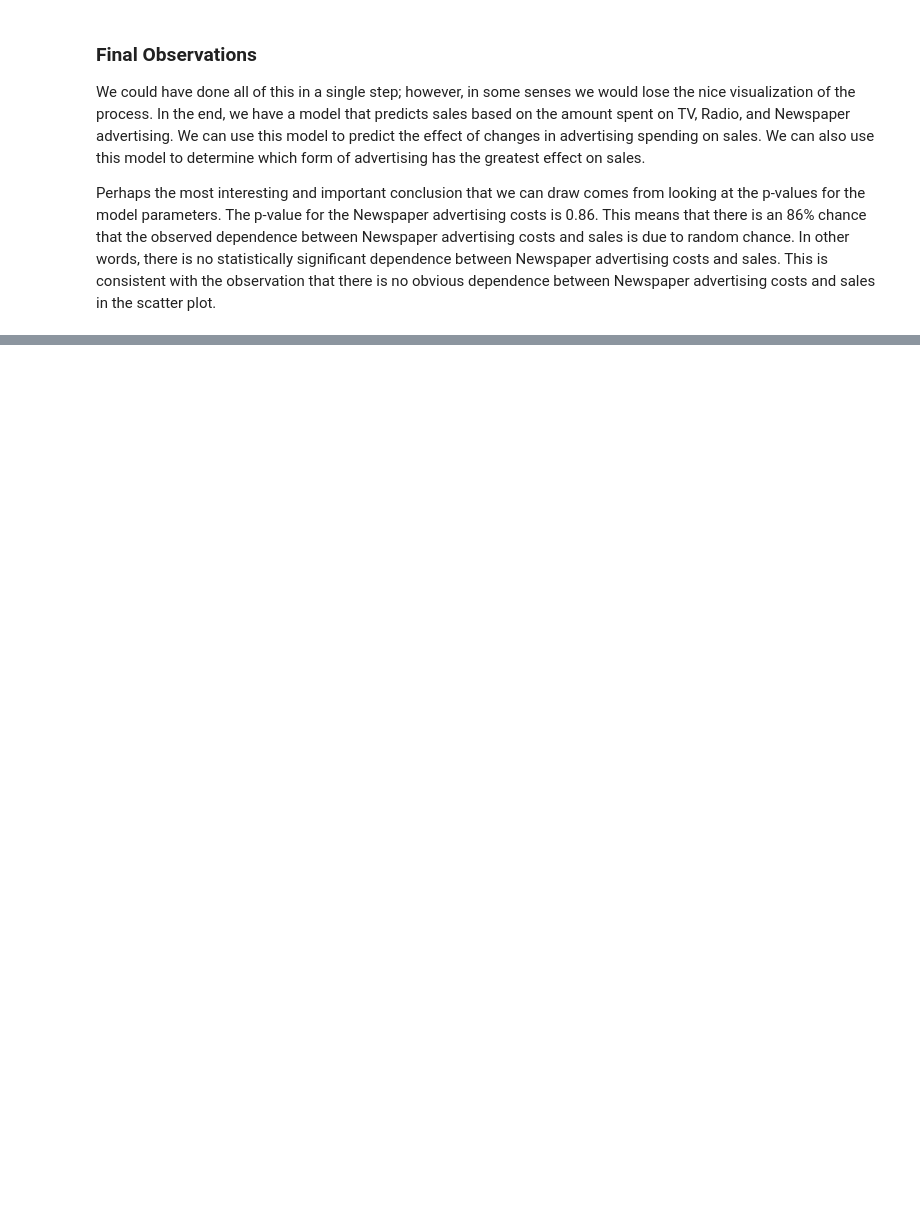
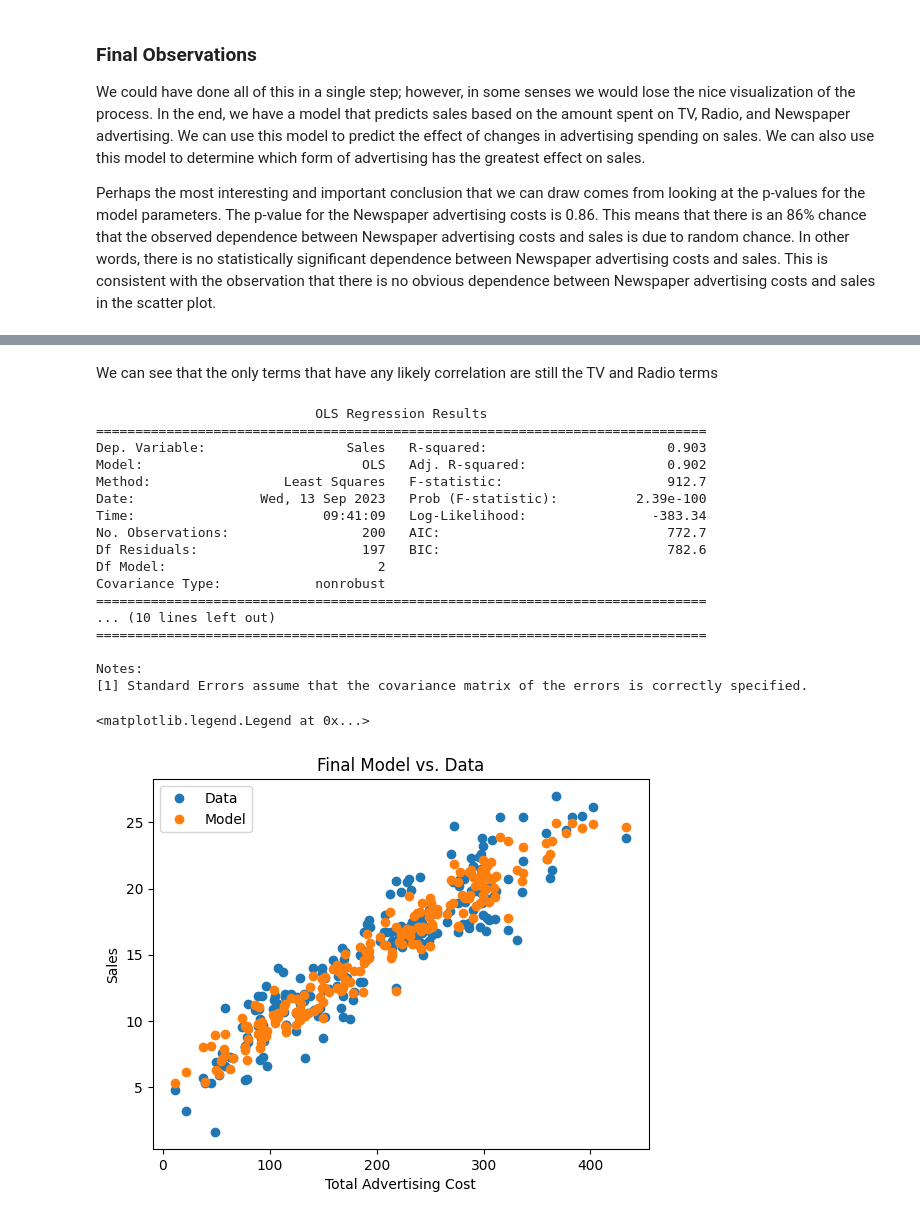
Before and after one commit to jakeb245/phys441, a Jupyter notebook: Assignments/question1.ipynb, the cells around one changed output, grey strips where cells are left out. Saved outputs shown, nothing was run; the diff lists cells and outputs as text; code cells hidden in the pictures; blank space fills up the shorter version.

```diff
--- a/Assignments/question1.ipynb
+++ b/Assignments/question1.ipynb
@@ -222,17 +219,0 @@ We have the linear terms, now we need the interaction and quadratic terms.
-# %%
-# Fit a linear regression model to a single parameter - Sales_TV_Radio_Newspaper_Residual vs. TV*Radio advertising costs
-model4 = smf.ols('Sales_TV_Radio_Newspaper_Residual ~ TV * Radio', data=advert)
-model4 = model4.fit()
-sales_pred4 = model4.predict()
-advert['Sales_TV_Radio_Newspaper_TVRadio'] = sales_pred4
-advert['Sales_TV_Radio_Newspaper_TVRadio_Residual'] = advert['Sales_TV_Radio_Newspaper_Residual'] - sales_pred4
-print(advert.head())
-
-ax[2][0].plot(advert['TV']*advert['Radio'], advert['Sales_TV_Radio_Newspaper_Residual'], 'o', label = "Data")  # scatter plot showing actual data
-ax[2][0].plot(advert['TV']*advert['Radio'], sales_pred4, 'o', label = "Data")  # scatter plot showing actual data
-ax[2][0].set_xlabel('TV*Radio Advertising Costs')
-ax[2][0].set_ylabel('Sales vs. TV/Radio/Newspaper Residual')
-
-fig
-
-print(model4.summary())
@@ -262,0 +232,4 @@ Perhaps the most interesting and important conclusion that we can draw comes fro
+# %%
+advert["TV2"] = advert["TV"] ** 2
+advert["Radio2"] = advert["Radio"] ** 2
+advert["Newspaper2"] = advert["Newspaper"] ** 2
@@ -262,0 +259,36 @@ Perhaps the most interesting and important conclusion that we can draw comes fro
+# %% [markdown]
+We can see that the only terms that have any likely correlation are still the TV and Radio terms
+# %%
+model_f = smf.ols('Sales ~ TV + Radio', data=advert)
+model_f = model_f.fit()
+sales_pred_f = model_f.predict()
+
+print(model_f.summary())
+
+fig = plt.figure()
+plt.plot(advert['TV'] + advert['Radio'] + advert['Newspaper'], advert['Sales'], 'o', label="Data")
+plt.plot(advert['TV'] + advert['Radio'] + advert['Newspaper'], sales_pred_f, 'o', label="Model")
+plt.xlabel("Total Advertising Cost")
+plt.ylabel("Sales")
+plt.title("Final Model vs. Data")
+plt.legend()
+# %% [output]
+                            OLS Regression Results
+==============================================================================
+Dep. Variable:                  Sales   R-squared:                       0.903
+Model:                            OLS   Adj. R-squared:                  0.902
+Method:                 Least Squares   F-statistic:                     912.7
+Date:                Wed, 13 Sep 2023   Prob (F-statistic):          2.39e-100
+Time:                        09:41:09   Log-Likelihood:                -383.34
+No. Observations:                 200   AIC:                             772.7
+Df Residuals:                     197   BIC:                             782.6
+Df Model:                           2
+Covariance Type:            nonrobust
+==============================================================================
+... (10 lines left out)
+==============================================================================
+
+Notes:
+[1] Standard Errors assume that the covariance matrix of the errors is correctly specified.
+<matplotlib.legend.Legend at 0x...>
+[figure, added]
```
Also changed, not shown: parts of 10 cells of this notebook.
